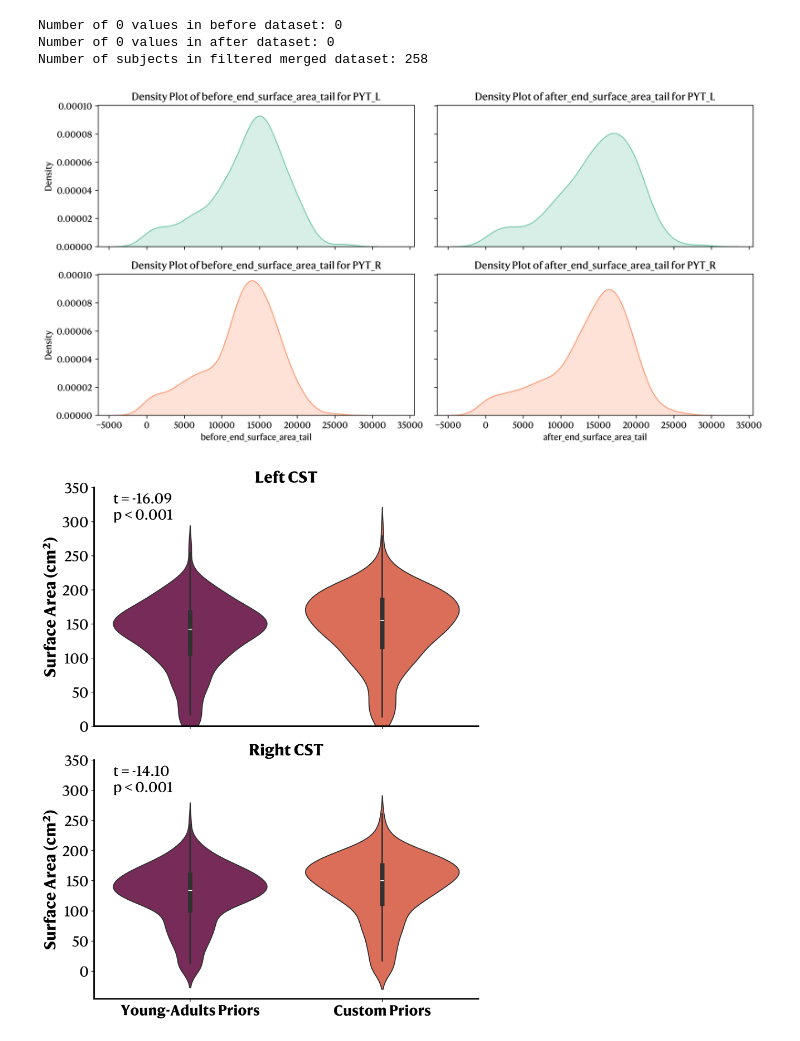
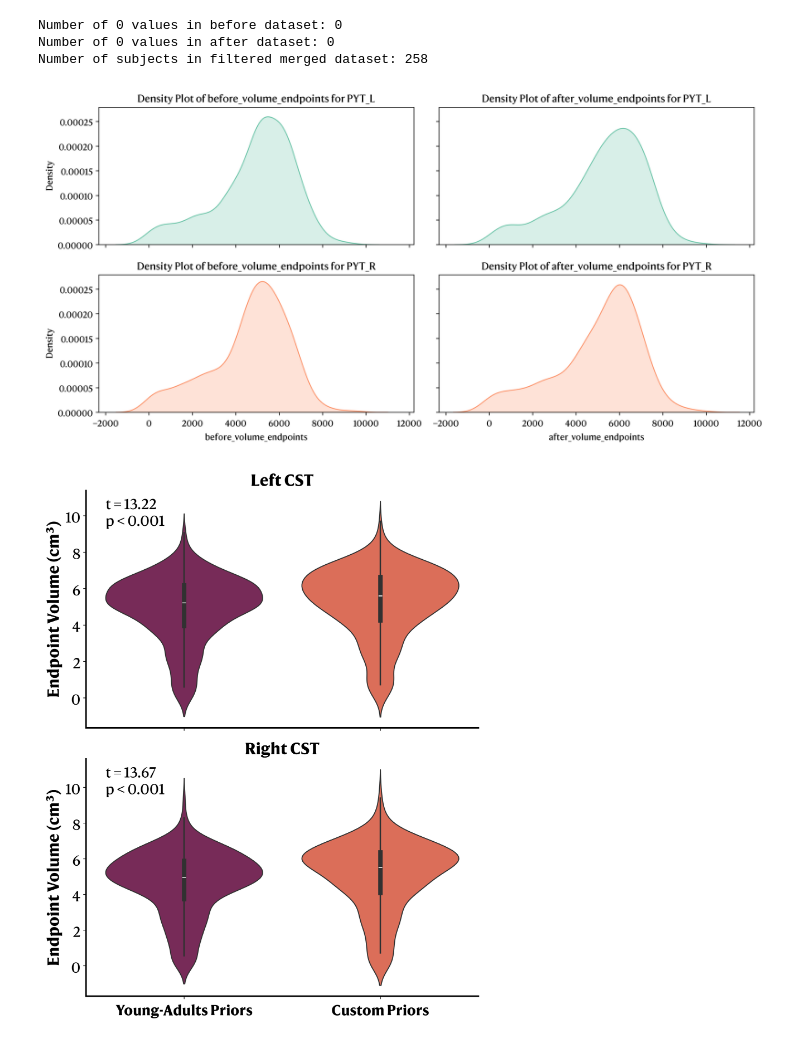
Before and after one commit to gagnonanthony/sf-pediatric-paper, a Jupyter notebook: notebooks/fanning.ipynb, the cells around one changed output. Saved outputs shown, nothing was run; the diff lists cells and outputs as text; code cells hidden in the pictures.

Commit message:
small update for visualization and additional sensitivity analyses

```diff
--- a/notebooks/fanning.ipynb
+++ b/notebooks/fanning.ipynb
@@ -85,18 +77,18 @@ Number of subjects in after dataset: 259
 Number of subjects in merged dataset: 258
 # %%
 # Is there 0 values ?
-print(f"Number of 0 values in before dataset: {(merged_cst_tail['before_end_surface_area_tail'] == 0).sum()}")
-print(f"Number of 0 values in after dataset: {(merged_cst_tail['after_end_surface_area_tail'] == 0).sum()}")
+print(f"Number of 0 values in before dataset: {(merged_cst_tail['before_volume_endpoints'] == 0).sum()}")
+print(f"Number of 0 values in after dataset: {(merged_cst_tail['after_volume_endpoints'] == 0).sum()}")
 
 # We should remove potential outliers (e.g., values that are 3 standard deviations away from the mean).
-before_mean = merged_cst_tail['before_end_surface_area_tail'].mean()
-before_std = merged_cst_tail['before_end_surface_area_tail'].std()
-after_mean = merged_cst_tail['after_end_surface_area_tail'].mean()
-after_std = merged_cst_tail['after_end_surface_area_tail'].std()
+before_mean = merged_cst_tail['before_volume_endpoints'].mean()
+before_std = merged_cst_tail['before_volume_endpoints'].std()
+after_mean = merged_cst_tail['after_volume_endpoints'].mean()
+after_std = merged_cst_tail['after_volume_endpoints'].std()
 
 merged_cst_tail_filtered = merged_cst_tail[
-    (np.abs(merged_cst_tail['before_end_surface_area_tail'] - before_mean) <= 3 * before_std) &
-    (np.abs(merged_cst_tail['after_end_surface_area_tail'] - after_mean) <= 3 * after_std)
+    (np.abs(merged_cst_tail['before_volume_endpoints'] - before_mean) <= 3 * before_std) &
+    (np.abs(merged_cst_tail['after_volume_endpoints'] - after_mean) <= 3 * after_std)
 ].reset_index(drop=True)
 print(f"Number of subjects in filtered merged dataset: {merged_cst_tail_filtered['sample'].nunique()}")
 # %% [output]
@@ -108,7 +100,7 @@ Number of subjects in filtered merged dataset: 258
 # Do density plots, each side in a different plot.
 fig, axes = plt.subplots(2, 2, figsize=(12, 6), dpi=300, sharey=True, sharex=True)
 sides = ['PYT_L', 'PYT_R']
-metrics = ['before_end_surface_area_tail', 'after_end_surface_area_tail']
+metrics = ['before_volume_endpoints', 'after_volume_endpoints']
 for i, side in enumerate(sides):
     for j, metric in enumerate(metrics):
         ax = axes[i, j]
@@ -119,7 +111,7 @@ for i, side in enumerate(sides):
 plt.tight_layout()
 plt.show()
 # %% [output]
-[figure, old version]
+[figure, new version]
 # %%
 # Let's do a violin plot to compare the distributions of the end_surface_area_tail metric before and after adding priors.
 # Split into left and right CST for plotting.
@@ -127,57 +119,57 @@ left_df = merged_cst_tail_filtered[merged_cst_tail_filtered['bundle'] == 'PYT_L'
 right_df = merged_cst_tail_filtered[merged_cst_tail_filtered['bundle'] == 'PYT_R']
 
 # The columns are in mm² but we should move that to cm² for better readability.
-left_df.loc[:, 'before_end_surface_area_tail'] = left_df['before_end_surface_area_tail'] / 100
-left_df.loc[:, 'after_end_surface_area_tail'] = left_df['after_end_surface_area_tail'] / 100
-right_df.loc[:, 'before_end_surface_area_tail'] = right_df['before_end_surface_area_tail'] / 100
-right_df.loc[:, 'after_end_surface_area_tail'] = right_df['after_end_surface_area_tail'] / 100
+left_df.loc[:, 'before_volume_endpoints'] = left_df['before_volume_endpoints'] / 1000
+left_df.loc[:, 'after_volume_endpoints'] = left_df['after_volume_endpoints'] / 1000
+right_df.loc[:, 'before_volume_endpoints'] = right_df['before_volume_endpoints'] / 1000
+right_df.loc[:, 'after_volume_endpoints'] = right_df['after_volume_endpoints'] / 1000
 
 fig, ax = plt.subplots(2, 1, figsize=(8, 10), sharex=True, sharey=False, dpi=300)
-sns.violinplot(data=pd.melt(left_df, id_vars=['sample', 'session', 'bundle'], value_vars=['before_end_surface_area_tail', 'after_end_surface_area_tail']),
+sns.violinplot(data=pd.melt(left_df, id_vars=['sample', 'session', 'bundle'], value_vars=['before_volume_endpoints', 'after_volume_endpoints']),
                x='variable', y='value', palette='rocket', hue='variable', legend=False,
                ax=ax[0])
-ax[0].set_ylabel('Surface Area (cm²)', fontdict={'size': 20, 'weight': 'bold'})
+ax[0].set_ylabel('Endpoint Volume (cm³)', fontdict={'size': 20, 'weight': 'bold'})
 ax[0].set_xlabel('')
-ax[0].set_ylim(0, 350)
-ax[0].set_yticks(np.arange(0, 351, 50), [str(i) for i in np.arange(0, 351, 50)], fontdict={'size': 18})
+#ax[0].set_ylim(0, 350)
+ax[0].set_yticks(np.arange(0, 12, 2), [str(i) for i in np.arange(0, 12, 2)], fontdict={'size': 18})
 ax[0].set_xticks([0, 1], ['Young-Adults Priors', 'Custom Priors'], fontdict={'size': 18, 'weight': 'bold'})
 ax[0].set_title('Left CST', fontdict={'size': 20, 'weight': 'bold'})
 
 # Let's add the one-sided t-test result to the plot.
-t_stat, p_value = ttest_rel(left_df['before_end_surface_area_tail'], left_df['after_end_surface_area_tail'], nan_policy='omit',
-                            alternative='less')
+t_stat, p_value = ttest_rel(left_df['after_volume_endpoints'], left_df['before_volume_endpoints'], nan_policy='omit',
+                            alternative='greater')
 # Place the text on the top left of the plot.
 ax[0].text(0.05, 0.98,
          f't = {t_stat:.2f}\np < {0.001 if p_value < 0.001 else f"{p_value:.3f}"}',
          ha='left', va='top', fontsize=18, transform=ax[0].transAxes)
 ax[0].spines[["left", "bottom"]].set_linewidth(2)
 ax[0].spines[["top", "right"]].set_visible(False)
 
-sns.violinplot(data=pd.melt(right_df, id_vars=['sample', 'session', 'bundle'], value_vars=['before_end_surface_area_tail', 'after_end_surface_area_tail']),
+sns.violinplot(data=pd.melt(right_df, id_vars=['sample', 'session', 'bundle'], value_vars=['before_volume_endpoints', 'after_volume_endpoints']),
                x='variable', y='value', palette='rocket', hue='variable', legend=False,
                ax=ax[1])
-ax[1].set_ylabel('Surface Area (cm²)', fontdict={'size': 20, 'weight': 'bold'})
+ax[1].set_ylabel('Endpoint Volume (cm³)', fontdict={'size': 20, 'weight': 'bold'})
 ax[1].set_xlabel('')
 ax[1].set_xticks([0, 1], ['Young-Adults Priors', 'Custom Priors'], fontdict={'size': 18, 'weight': 'bold'}, rotation=0)
-ax[1].set_yticks(np.arange(0, 351, 50), [str(i) for i in np.arange(0, 351, 50)], fontdict={'size': 18})
+ax[1].set_yticks(np.arange(0, 12, 2), [str(i) for i in np.arange(0, 12, 2)], fontdict={'size': 18})
 ax[1].set_title('Right CST', fontdict={'size': 20, 'weight': 'bold'})
 
 # Let's add the one-sided t-test result to the plot.
-t_stat, p_value = ttest_rel(right_df['before_end_surface_area_tail'], right_df['after_end_surface_area_tail'], nan_policy='omit',
-                            alternative='less')
+t_stat, p_value = ttest_rel(right_df['after_volume_endpoints'], right_df['before_volume_endpoints'], nan_policy='omit',
+                            alternative='greater')
 ax[1].text(0.05, 0.98,
          f't = {t_stat:.2f}\np < {0.001 if p_value < 0.001 else f"{p_value:.3f}"}',
          ha='left', va='top', fontsize=18, transform=ax[1].transAxes)
 
 # Spines
 ax[1].spines[["left", "bottom"]].set_linewidth(2)
 ax[1].spines[["top", "right"]].set_visible(False)
 
 plt.tight_layout()
 plt.savefig(RESULTS_DIR + 'end_surface_area_tail_violin_plot.png', dpi=300)
 plt.show()
 # %% [output]
-[figure, old version]
+[figure, new version]
 # %%
 # Let's find for both sides, the participant (with its session) that had the largest increase in end_surface_area_tail after adding priors.
 # Calculate the difference.
```
Also changed, not shown: parts of 11 cells of this notebook, 8 other files.
